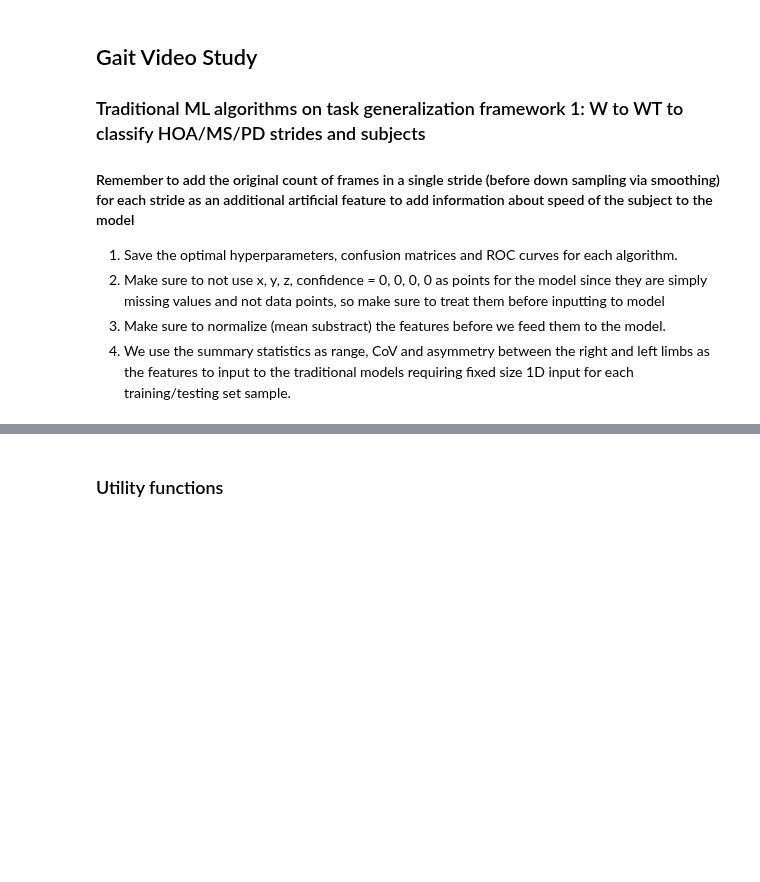
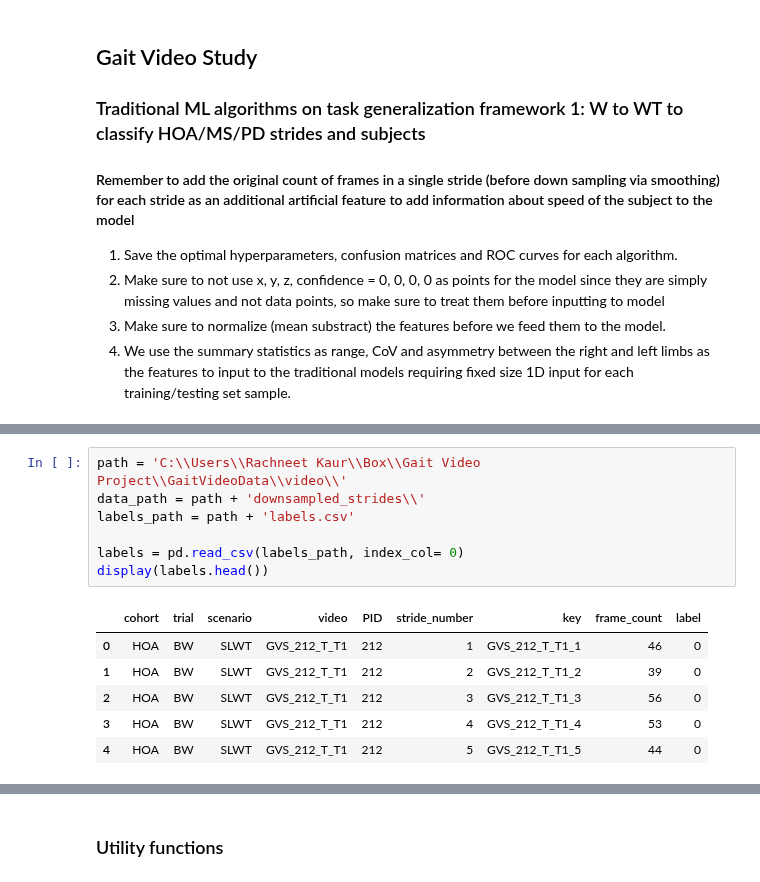
Before and after one commit to kaurrachneet6/Vision-Based-Gait-Analysis-Framework-for-Predicting-Multiple-Sclerosis, a Jupyter notebook: Machine Learning/TaskGeneralizeWtoWT_MLtraditional.ipynb, the cells around one changed output, grey strips where cells are left out. Saved outputs shown, nothing was run; the diff lists cells and outputs as text; blank space fills up the shorter version.

```diff
--- a/Machine Learning/TaskGeneralizeWtoWT_MLtraditional.ipynb
+++ b/Machine Learning/TaskGeneralizeWtoWT_MLtraditional.ipynb
@@ -26,0 +57,14 @@ cameras = ['\\feet\\', '\\lower_body\\']
+# %%
+path = 'C:\\Users\\Rachneet Kaur\\Box\\Gait Video Project\\GaitVideoData\\video\\'
+data_path = path + 'downsampled_strides\\'
+labels_path = path + 'labels.csv'
+
+labels = pd.read_csv(labels_path, index_col= 0)
+display(labels.head())
+# %% [output]
+|  | cohort | trial | scenario | video | PID | stride_number | key | frame_count | label |
+| 0 | HOA | BW | SLWT | GVS_212_T_T1 | 212 | 1 | GVS_212_T_T1_1 | 46 | 0 |
+| 1 | HOA | BW | SLWT | GVS_212_T_T1 | 212 | 2 | GVS_212_T_T1_2 | 39 | 0 |
+| 2 | HOA | BW | SLWT | GVS_212_T_T1 | 212 | 3 | GVS_212_T_T1_3 | 56 | 0 |
+| 3 | HOA | BW | SLWT | GVS_212_T_T1 | 212 | 4 | GVS_212_T_T1_4 | 53 | 0 |
+| 4 | HOA | BW | SLWT | GVS_212_T_T1 | 212 | 5 | GVS_212_T_T1_5 | 44 | 0 |
```
Also changed, not shown: parts of 15 cells of this notebook.
